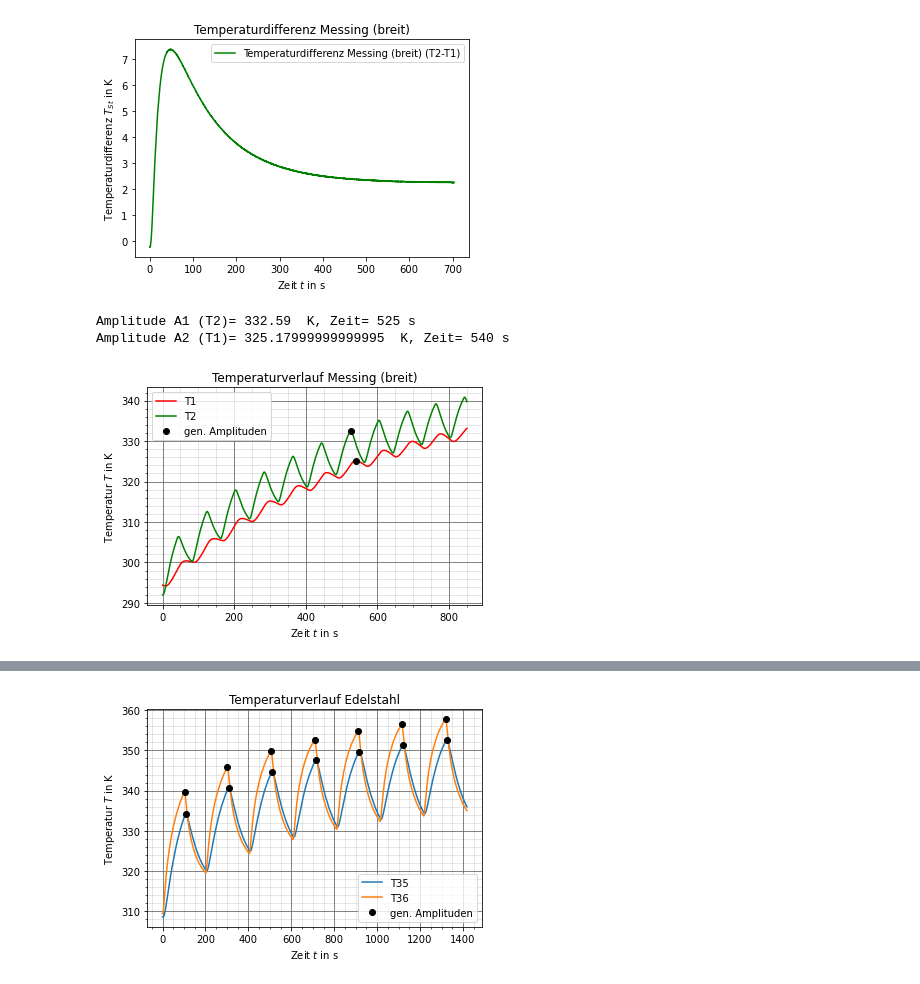
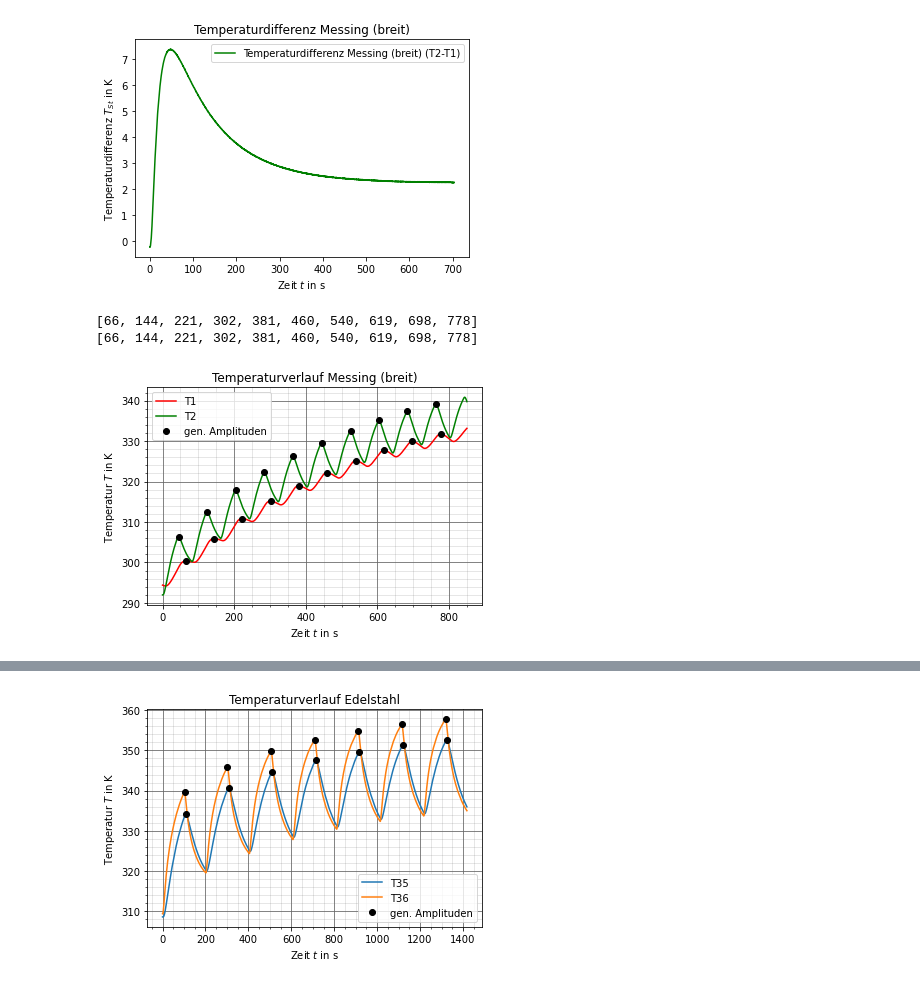
Before and after one commit to JackDO1998/Praktikum, a Jupyter notebook: waermeleitung/waerme.ipynb, the cells around one changed output, grey strips where cells are left out. Saved outputs shown, nothing was run; the diff lists cells and outputs as text; code cells hidden in the pictures.

```diff
--- a/waermeleitung/waerme.ipynb
+++ b/waermeleitung/waerme.ipynb
@@ -8,3 +46,12 @@ import scipy.constants as const
+# %%
+def umschreiben(Daten,indexliste):
+    Z=[0]
+    i=0
+    rueckgabe=Z*len(indexliste)
+    while i < len(indexliste):
+        rueckgabe[i]=Daten[indexliste[i]]
+        i=i+1
+    return rueckgabe
 # %%
 #Daten einlesen
 X=[0]
@@ -259,50 +306,37 @@ plt.savefig('diffmess.pdf')
 # %%
 #Dynamisch Messing breit
 #Amplituden finden
-e=500
-g=500
-obereG=560
-p=400
-obereH=450
-while e < obereG:
-    if T21[e]>T21[e-1]:
-        f=e
-        e=e+1
-    else:
-        e=e+1
+peaksT21=peakfinder(T21,10,0,800)
+peaksT22=peakfinder(T22,10,0,800)
+xwerteT21=umschreiben(t2,peaksT21)
+ywerteT21=umschreiben(T21,peaksT21)
+xwerteT22=umschreiben(t2,peaksT22)
+ywerteT22=umschreiben(T22,peaksT22)
 
-while g < obereG:
-    if T22[g]>T22[g-1]:
-        h=g
-        g=g+1
-    else:
-        g=g+1
 
-while p < obereH:
-    if T22[p]>T22[p-1]:
-        icks=p
-        p=p+1
-    else:
-        p=p+1
+
+
 #Plot
 plt.plot(t2,T21,'r-',label='T1')
 plt.plot(t2,T22,'g-',label='T2')
 plt.grid(b=True, which='major', color='#666666', linestyle='-')
 plt.minorticks_on()
 plt.grid(b=True, which='minor', color='#666666', linestyle='-', alpha=0.2)
-plt.plot(t2[f],T21[f],'ko',label='gen. Amplituden')
-plt.plot(t2[h],T22[h],'ko')
+plt.plot(xwerteT21,ywerteT21,'ko',label='gen. Amplituden')
+plt.plot(xwerteT22,ywerteT22,'ko')
 plt.title('Temperaturverlauf Messing (breit)')
 plt.xlabel('Zeit $t$ in s')
 plt.ylabel('Temperatur $T$ in K')
 plt.legend(loc='best')
 plt.savefig('wellemessing.pdf')
-print('Amplitude A1 (T2)=',T22[h],' K, Zeit=',t2[h],'s')
-print('Amplitude A2 (T1)=',T21[f],' K, Zeit=',t2[f],'s')
+#print('Amplitude A1 (T2)=',T22[h],' K, Zeit=',t2[h],'s')
+#print('Amplitude A2 (T1)=',T21[f],' K, Zeit=',t2[f],'s')
+print(peakfinder(T21,10,0,800))
+print(indexes1)
 # %% [output]
-Amplitude A1 (T2)= 332.59  K, Zeit= 525 s
-Amplitude A2 (T1)= 325.17999999999995  K, Zeit= 540 s
+[66, 144, 221, 302, 381, 460, 540, 619, 698, 778]
+[66, 144, 221, 302, 381, 460, 540, 619, 698, 778]
-[figure, old version]
+[figure, new version]
 # %%
 #Dynamisch Alu
 #Amplituden finden
```
Also changed, not shown: parts of 9 cells of this notebook, 21 other files.
